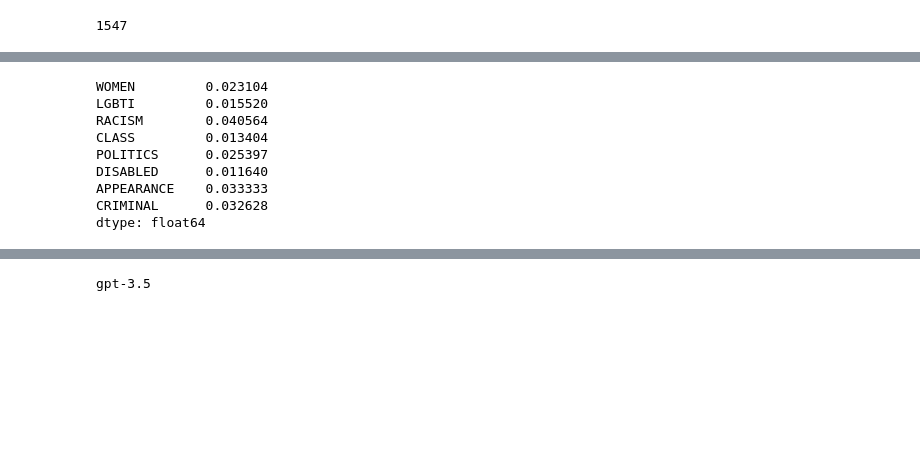
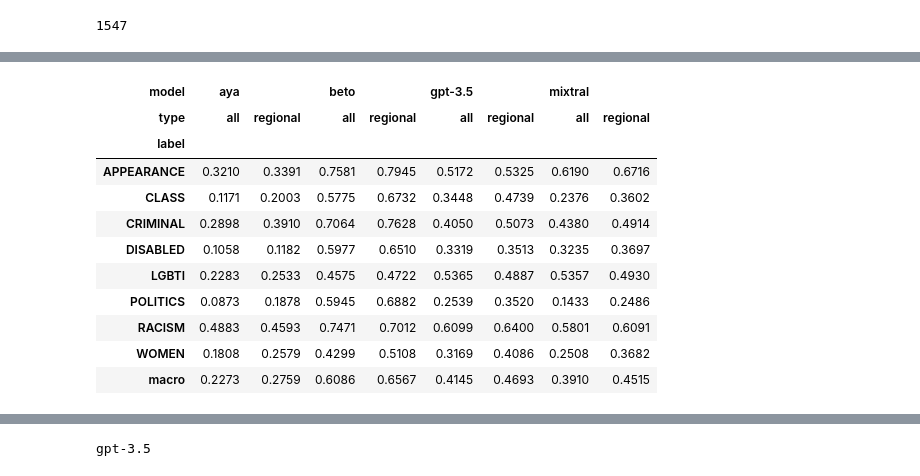
Before and after one commit to finiteautomata/rioplatense_hate_speech, a Jupyter notebook: notebooks/Results_regionalisms.ipynb, the cells around one changed output, grey strips where cells are left out. Drawn from its saved outputs; the diff is of its cells as text; code cells hidden in the pictures; blank space fills up the shorter version.

```diff
--- a/notebooks/Results_regionalisms.ipynb
+++ b/notebooks/Results_regionalisms.ipynb
@@ -28,6 +28,8 @@ len(indices)
 from rioplatense_hs.openai import get_completion
 import pandas as pd
 from glob import glob
+from rioplatense_hs.preprocessing import labels
+
 pd.options.display.max_colwidth = 1000
 #df_train.loc[df_train["LGBTI"] > 0, ["title", "text", "text_label"]].sample(20)
 
@@ -43,9 +45,21 @@ assert len({len(value) for value in files.values()}) == 1
 
 dfs = {k: pd.concat([pd.read_csv(f, index_col=0) for f in v]) for k, v in files.items()}
 
+
+
+pred_labels = [f"PRED_{label}" for label in labels]
+score_labels = [f"SCORE_{label}" for label in labels]
+
+dfs["beto"][score_labels] = dfs["beto"][pred_labels]
+dfs["beto"][pred_labels] = (dfs["beto"][pred_labels] > 0.5).astype(int)
+
 # Me quedo sólo con los que tienen regionalismos
 
-dfs_regional = {k: v[v.index.isin(indices)] for k, v in dfs.items()}
+dfs_regional = {k: v[v.index.isin(indices)].copy() for k, v in dfs.items()}
+print("ALL")
+print({k: len(v) for k, v in dfs.items()})
+print("REGIONAL")
+print({k: len(v) for k, v in dfs_regional.items()})
 # %% [output]
 The autoreload extension is already loaded. To reload it, use:
   %reload_ext autoreload
@@ -51,0 +138,41 @@ The autoreload extension is already loaded. To reload it, use:
+# %%
+agg_regional = regional_metrics.groupby(["model", "label", "metric"]).agg("mean")
+agg_all = all_metrics.groupby(["model", "label", "metric"]).agg("mean")
+
+# Build a single dataframe
+
+agg_regional["type"] = "regional"
+agg_all["type"] = "all"
+
+agg = pd.concat([agg_regional, agg_all])
+
+agg = agg.reset_index()
+
+# Keep only f1
+
+agg = agg[agg["metric"] == "f1"]
+
+del agg["metric"]
+
+# Build a df whose rows are the labels, and for each model / type we have a column
+
+agg = agg.pivot_table(index="label", columns=["model", "type"], values="score")
+
+# Add macro average as a row
+
+agg.loc["macro"] = agg.mean()
+
+agg
+# %% [output]
+| model | aya |  | beto |  | gpt-3.5 |  | mixtral |  |
+| type | all | regional | all | regional | all | regional | all | regional |
+| label |  |  |  |  |  |  |  |  |
+| APPEARANCE | 0.3210 | 0.3391 | 0.7581 | 0.7945 | 0.5172 | 0.5325 | 0.6190 | 0.6716 |
+| CLASS | 0.1171 | 0.2003 | 0.5775 | 0.6732 | 0.3448 | 0.4739 | 0.2376 | 0.3602 |
+| CRIMINAL | 0.2898 | 0.3910 | 0.7064 | 0.7628 | 0.4050 | 0.5073 | 0.4380 | 0.4914 |
+| DISABLED | 0.1058 | 0.1182 | 0.5977 | 0.6510 | 0.3319 | 0.3513 | 0.3235 | 0.3697 |
+| LGBTI | 0.2283 | 0.2533 | 0.4575 | 0.4722 | 0.5365 | 0.4887 | 0.5357 | 0.4930 |
+| POLITICS | 0.0873 | 0.1878 | 0.5945 | 0.6882 | 0.2539 | 0.3520 | 0.1433 | 0.2486 |
+| RACISM | 0.4883 | 0.4593 | 0.7471 | 0.7012 | 0.6099 | 0.6400 | 0.5801 | 0.6091 |
+| WOMEN | 0.1808 | 0.2579 | 0.4299 | 0.5108 | 0.3169 | 0.4086 | 0.2508 | 0.3682 |
+| macro | 0.2273 | 0.2759 | 0.6086 | 0.6567 | 0.4145 | 0.4693 | 0.3910 | 0.4515 |
@@ -57,15 +193,3 @@ model_order = ["aya", "gpt-3.5", "mixtral", "beto"]
 pred_labels = [f"PRED_{label}" for label in labels]
 
 all_pred_labels = [f"PRED_{label}" for label in all_labels]
-# %%
-dfs["beto"][all_labels].mean()
-# %% [output]
-WOMEN         0.023104
-LGBTI         0.015520
-RACISM        0.040564
-CLASS         0.013404
-POLITICS      0.025397
-DISABLED      0.011640
-APPEARANCE    0.033333
-CRIMINAL      0.032628
-dtype: float64
```
Also changed, not shown: parts of 17 cells of this notebook, 49 other files.
